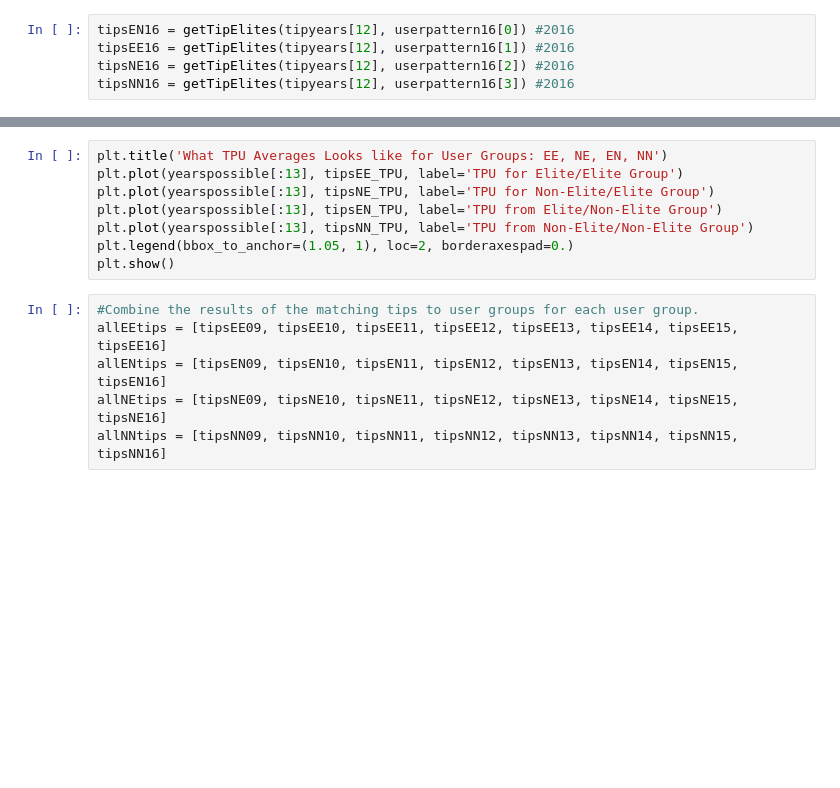
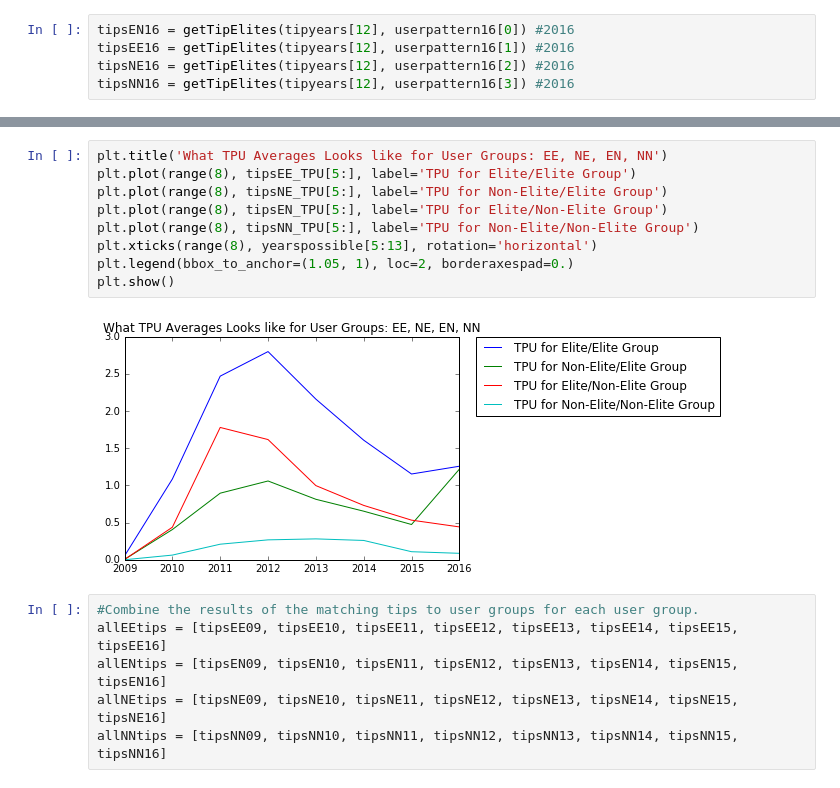
Before and after one commit to CornellDataScience/Yelp, a Jupyter notebook: salt-baes/Veronica/vmo5_tipanalysis.ipynb, the cells around one changed output, grey strips where cells are left out. Saved outputs shown, nothing was run; the diff lists cells and outputs as text; blank space fills up the shorter version.

```diff
--- a/salt-baes/Veronica/vmo5_tipanalysis.ipynb
+++ b/salt-baes/Veronica/vmo5_tipanalysis.ipynb
@@ -234,11 +250,14 @@ print 'Non-Elite/Non-Elite Tips-Per-User: ', tipsNN_TPU
 # %%
 plt.title('What TPU Averages Looks like for User Groups: EE, NE, EN, NN')
-plt.plot(yearspossible[:13], tipsEE_TPU, label='TPU for Elite/Elite Group')
-plt.plot(yearspossible[:13], tipsNE_TPU, label='TPU for Non-Elite/Elite Group')
-plt.plot(yearspossible[:13], tipsEN_TPU, label='TPU from Elite/Non-Elite Group')
-plt.plot(yearspossible[:13], tipsNN_TPU, label='TPU from Non-Elite/Non-Elite Group')
+plt.plot(range(8), tipsEE_TPU[5:], label='TPU for Elite/Elite Group')
+plt.plot(range(8), tipsNE_TPU[5:], label='TPU for Non-Elite/Elite Group')
+plt.plot(range(8), tipsEN_TPU[5:], label='TPU for Elite/Non-Elite Group')
+plt.plot(range(8), tipsNN_TPU[5:], label='TPU for Non-Elite/Non-Elite Group')
+plt.xticks(range(8), yearspossible[5:13], rotation='horizontal')
 plt.legend(bbox_to_anchor=(1.05, 1), loc=2, borderaxespad=0.)
 plt.show()
+# %% [output]
+[figure, added]
 # %%
 #Combine the results of the matching tips to user groups for each user group.
 allEEtips = [tipsEE09, tipsEE10, tipsEE11, tipsEE12, tipsEE13, tipsEE14, tipsEE15, tipsEE16]
```
Also changed, not shown: parts of 14 cells of this notebook, 6 other files.
